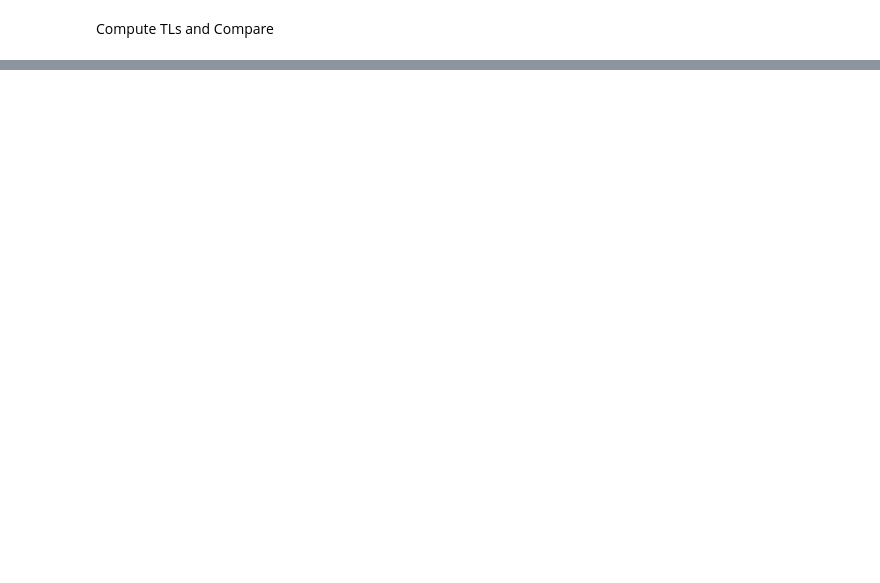
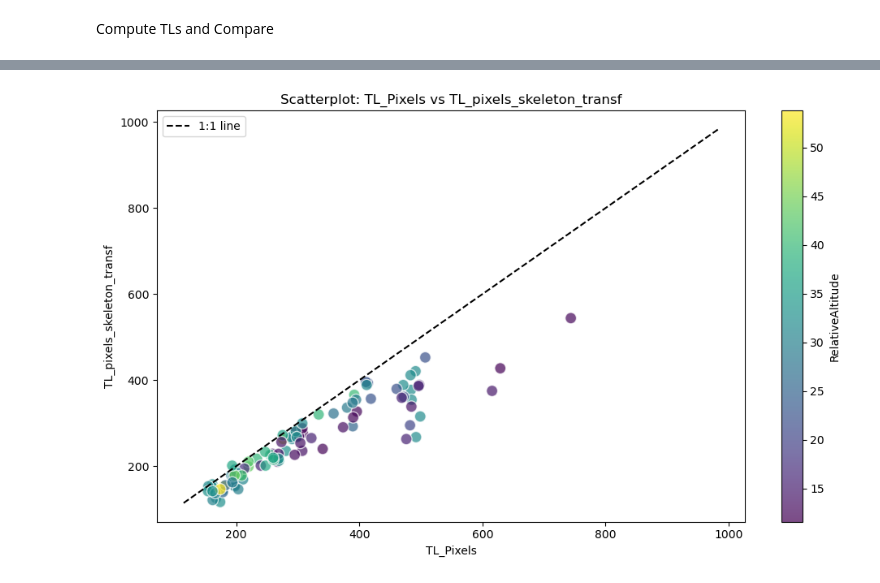
Before and after one commit to alexandradigiacomo/sharkbody_seg, a Jupyter notebook: notebooks/test_offline_eval.ipynb, the cells around one changed output, grey strips where cells are left out. Saved outputs shown, nothing was run; the diff lists cells and outputs as text; code cells hidden in the pictures; blank space fills up the shorter version.

```diff
--- a/notebooks/test_offline_eval.ipynb
+++ b/notebooks/test_offline_eval.ipynb
@@ -17,3 +18,7 @@ def skeleton(mask):
 def skeleton_length(mask):
     skeleton_length = np.sum(skeletonize(mask))
     return skeleton_length
+
+def mask_area(mask):
+    area = np.sum(mask)
+    return area
@@ -135 +194,32 @@ plt.show()
+# %%
+# Color TL:TL plot by relative altitude (cropping problem)
+plt.figure(figsize=(10, 6))
+
+# Plot the scatter points, color by 'RelativeAltitude'
+scatter = plt.scatter(merged_df['TL_Pixels'], merged_df['TL_pixels_skeleton_transf'],
+                      c=merged_df['RelativeAltitude_x'], cmap='viridis', s=100, edgecolor='w', alpha=0.7)
+
+# Plot the 1:1 line (where x = y)
+min_val = min(merged_df['TL_Pixels'].min(), merged_df['TL_pixels_skeleton_transf'].min())
+max_val = max(merged_df['TL_Pixels'].max(), merged_df['TL_pixels_skeleton_transf'].max())
+plt.plot([min_val, max_val], [min_val, max_val], color='k', linestyle='--', label='1:1 line')
+
+# Add labels and title
+plt.xlabel('TL_Pixels')
+plt.ylabel('TL_pixels_skeleton_transf')
+plt.title('Scatterplot: TL_Pixels vs TL_pixels_skeleton_transf')
+
+# Add a colorbar with the label for 'RelativeAltitude'
+plt.colorbar(scatter, label='RelativeAltitude')
+
+# Add a legend for the 1:1 line
+plt.legend(loc='upper left')
+
+# Adjust layout
+plt.tight_layout()
+
+# Show plot
+plt.show()
+# %% [output]
+[figure, added]
 # %%
```
Also changed, not shown: parts of 30 cells of this notebook.
